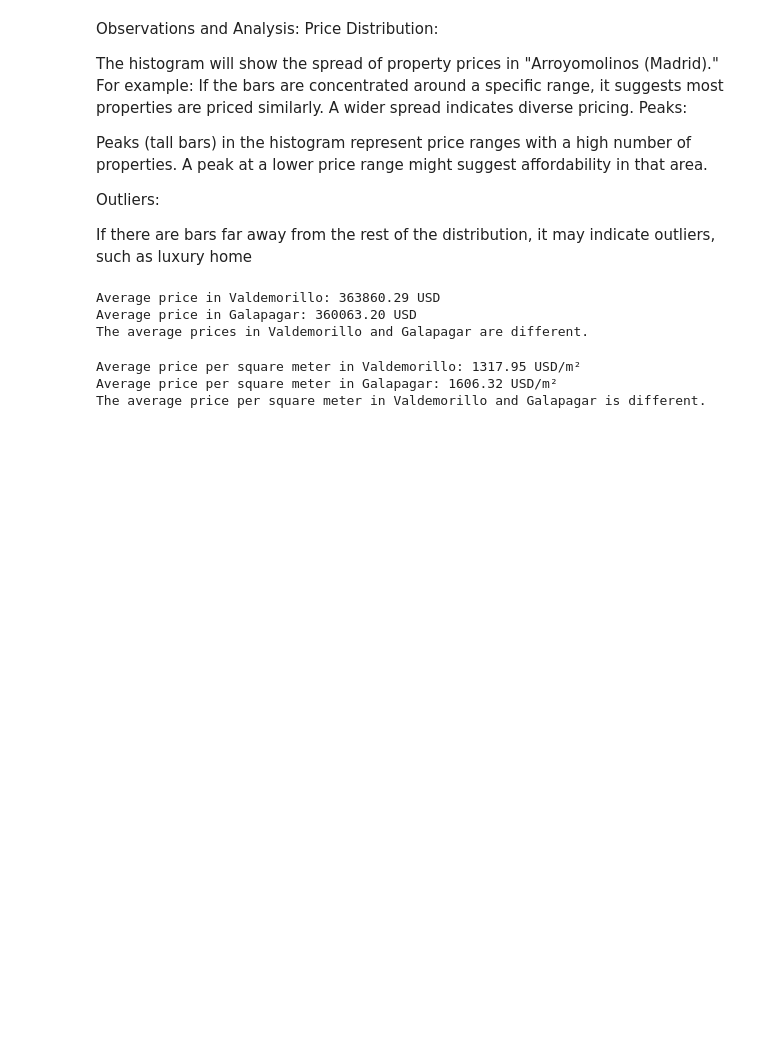
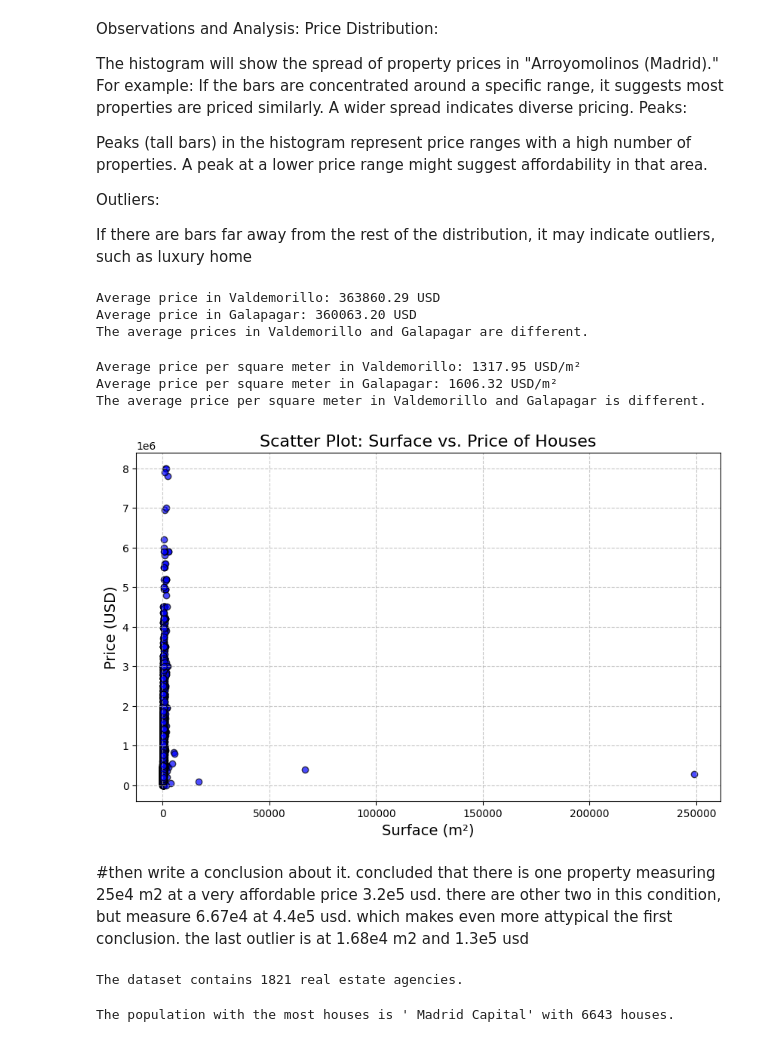
Before and after one commit to rober12345/realestate-datacleanup-exercise, a Jupyter notebook: solutionRUGALDE.ipynb, the cells around one changed output. Drawn from its saved outputs; the diff is of its cells as text; code cells hidden in the pictures; blank space fills up the shorter version.

```diff
--- a/solutionRUGALDE.ipynb
+++ b/solutionRUGALDE.ipynb
@@ -334,3 +334,60 @@ else:
 Average price per square meter in Valdemorillo: 1317.95 USD/m²
 Average price per square meter in Galapagar: 1606.32 USD/m²
 The average price per square meter in Valdemorillo and Galapagar is different.
+# %%
+#Exercise 11. Analyze the relation between the surface and the price of the houses (★★☆)
+#Hint: You can make a scatter plot, then write a conclusion about it.
+
+import matplotlib.pyplot as plt
+
+# Scatter plot for surface vs. price
+plt.figure(figsize=(10, 6))
+plt.scatter(ds['surface'], ds['price'], alpha=0.7, c='blue', edgecolor='black')
+plt.title("Scatter Plot: Surface vs. Price of Houses", fontsize=16)
+plt.xlabel("Surface (m²)", fontsize=14)
+plt.ylabel("Price (USD)", fontsize=14)
+plt.grid(True, linestyle='--', alpha=0.7)
+plt.show()
+# %% [output]
+[figure, added]
+# %% [markdown]
+#then write a conclusion about it.
+concluded that there is one property measuring 25e4 m2 at a very
+affordable price 3.2e5 usd.
+there are other two in this condition, but measure 6.67e4 at 4.4e5 usd.
+which makes even more attypical the first conclusion.
+the last outlier is at 1.68e4 m2 and 1.3e5 usd
+# %%
+#Exercise 12. How many real estate agencies does the dataset contain? (★★☆)
+#Print the obtained value.
+
+
+import pandas as pd
+
+# Count the number of unique real estate agencies
+unique_agencies = ds['realEstate_name'].nunique()  # 'realEstate_name' is the correct column for agency names
+
+# Print the result
+print(f"The dataset contains {unique_agencies} real estate agencies.")
+# %% [output]
+The dataset contains 1821 real estate agencies.
+# %%
+#Exercise 13. Which is the population (level5 column) that contains
+# the most houses? (★★☆)
+#Print both the population and the number of houses.
+
+
+import pandas as pd
+
+# Load the dataset
+file_path = r'./real_estate.csv'
+ds = pd.read_csv(file_path, sep=';')
+
+# Find the population with the most houses
+population_with_most_houses = ds['level5'].value_counts().idxmax()  # Population with the most houses
+number_of_houses = ds['level5'].value_counts().max()  # Number of houses in that population
+
+# Print the result
+print(f"The population with the most houses is '{population_with_most_houses}' with {number_of_houses} houses.")
+# %% [output]
+The population with the most houses is ' Madrid Capital' with 6643 houses.
```
Also changed, not shown: parts of 18 cells of this notebook, 2 other files.
